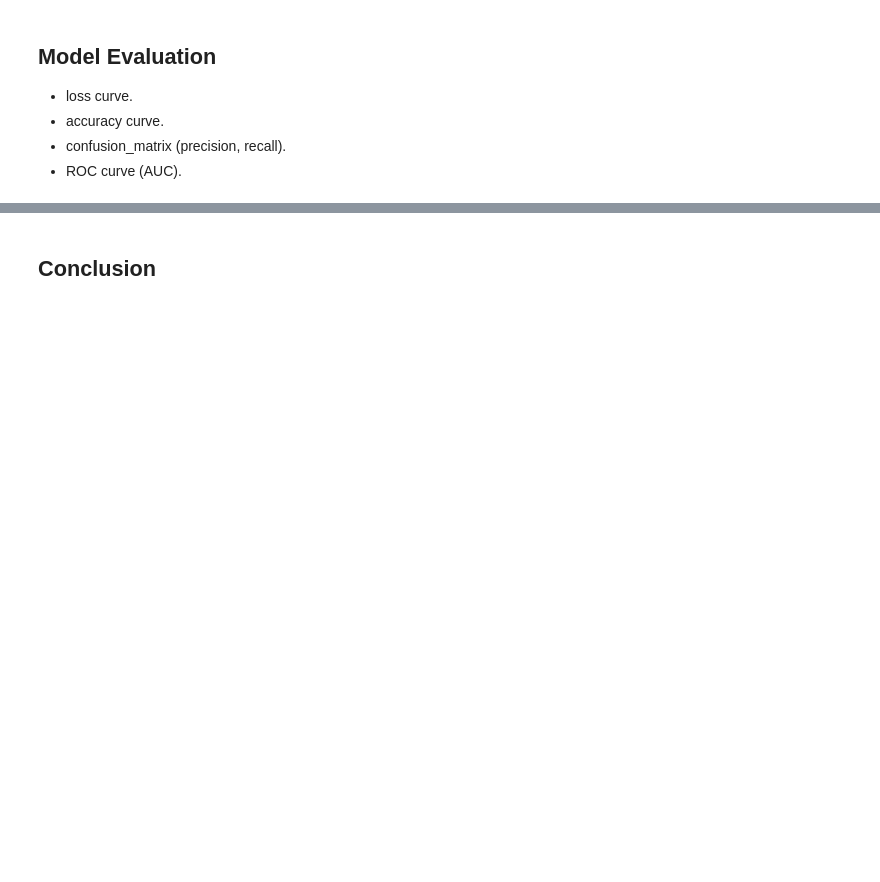
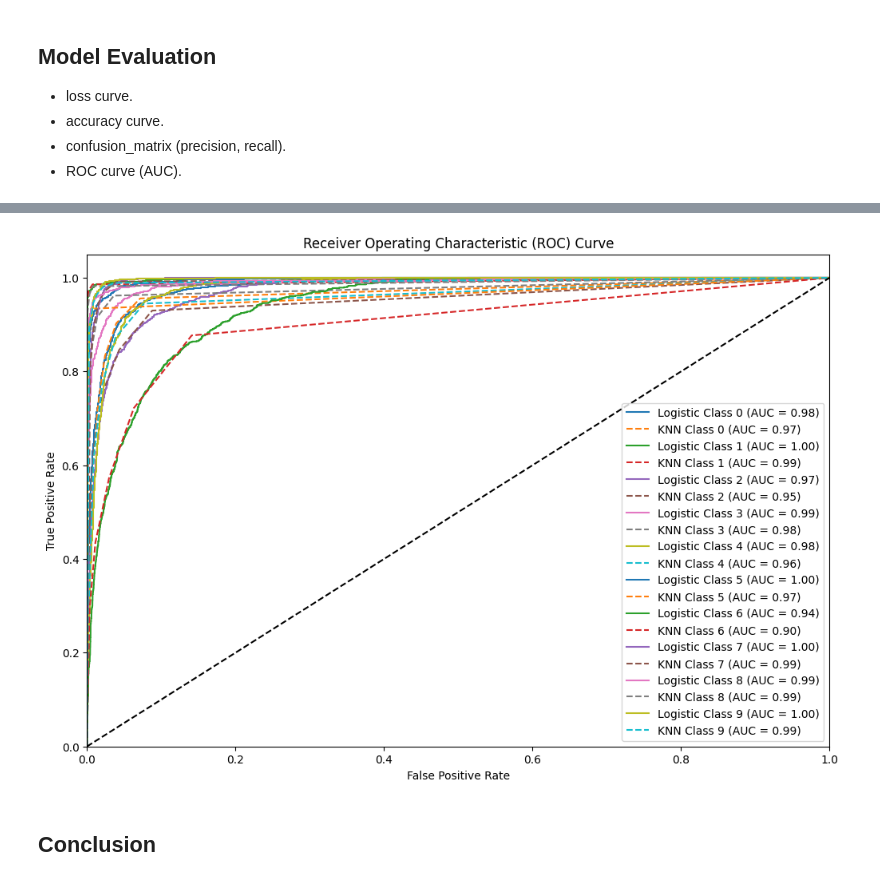
Before and after one commit to 3ab3z2/Machine-fashion-model-mnist, a Jupyter notebook: 20241203-fashion.ipynb, the cells around one changed output, grey strips where cells are left out. Cells and saved outputs as stored; diff of their text form; code cells hidden in the pictures; blank space fills up the shorter version.

```diff
--- a/20241203-fashion.ipynb
+++ b/20241203-fashion.ipynb
@@ -106,29 +265,31 @@ print(f'KNN Recall: {knn_recall:.4f}')
 # %%
-fpr_logistic = {}
-tpr_logistic = {}
-roc_auc_logistic = {}
-fpr_knn = {}
-tpr_knn = {}
-roc_auc_knn = {}
+# fpr_logistic = {}
+# tpr_logistic = {}
+# roc_auc_logistic = {}
+# fpr_knn = {}
+# tpr_knn = {}
+# roc_auc_knn = {}
 
-for i in range(10):
-    fpr_logistic[i], tpr_logistic[i], _ = roc_curve(test_labels == i, logistic_test_probabilities[:, i])
-    roc_auc_logistic[i] = auc(fpr_logistic[i], tpr_logistic[i])
-    fpr_knn[i], tpr_knn[i], _ = roc_curve(test_labels == i, knn_test_probabilities[:, i])
-    roc_auc_knn[i] = auc(fpr_knn[i], tpr_knn[i])
+# for i in range(10):
+#     fpr_logistic[i], tpr_logistic[i], _ = roc_curve(test_labels == i, logistic_test_probabilities[:, i])
+#     roc_auc_logistic[i] = auc(fpr_logistic[i], tpr_logistic[i])
+#     fpr_knn[i], tpr_knn[i], _ = roc_curve(test_labels == i, knn_test_probabilities[:, i])
+#     roc_auc_knn[i] = auc(fpr_knn[i], tpr_knn[i])
 
-plt.figure(figsize=(12, 8))
-for i in range(10):
-    plt.plot(fpr_logistic[i], tpr_logistic[i], label=f'Logistic Class {i} (AUC = {roc_auc_logistic[i]:.2f})')
-    plt.plot(fpr_knn[i], tpr_knn[i], label=f'KNN Class {i} (AUC = {roc_auc_knn[i]:.2f})', linestyle='--')
-plt.plot([0, 1], [0, 1], 'k--')
-plt.xlim([0.0, 1.0])
-plt.ylim([0.0, 1.05])
-plt.xlabel('False Positive Rate')
-plt.ylabel('True Positive Rate')
-plt.title('Receiver Operating Characteristic (ROC) Curve')
-plt.legend(loc='lower right')
-plt.show()
+# plt.figure(figsize=(12, 8))
+# for i in range(10):
+#     plt.plot(fpr_logistic[i], tpr_logistic[i], label=f'Logistic Class {i} (AUC = {roc_auc_logistic[i]:.2f})')
+#     plt.plot(fpr_knn[i], tpr_knn[i], label=f'KNN Class {i} (AUC = {roc_auc_knn[i]:.2f})', linestyle='--')
+# plt.plot([0, 1], [0, 1], 'k--')
+# plt.xlim([0.0, 1.0])
+# plt.ylim([0.0, 1.05])
+# plt.xlabel('False Positive Rate')
+# plt.ylabel('True Positive Rate')
+# plt.title('Receiver Operating Characteristic (ROC) Curve')
+# plt.legend(loc='lower right')
+# plt.show()
+# %% [output]
+[figure, added]
 # %% [markdown]
 
 ## Conclusion
```
Also changed, not shown: parts of 18 cells of this notebook.
